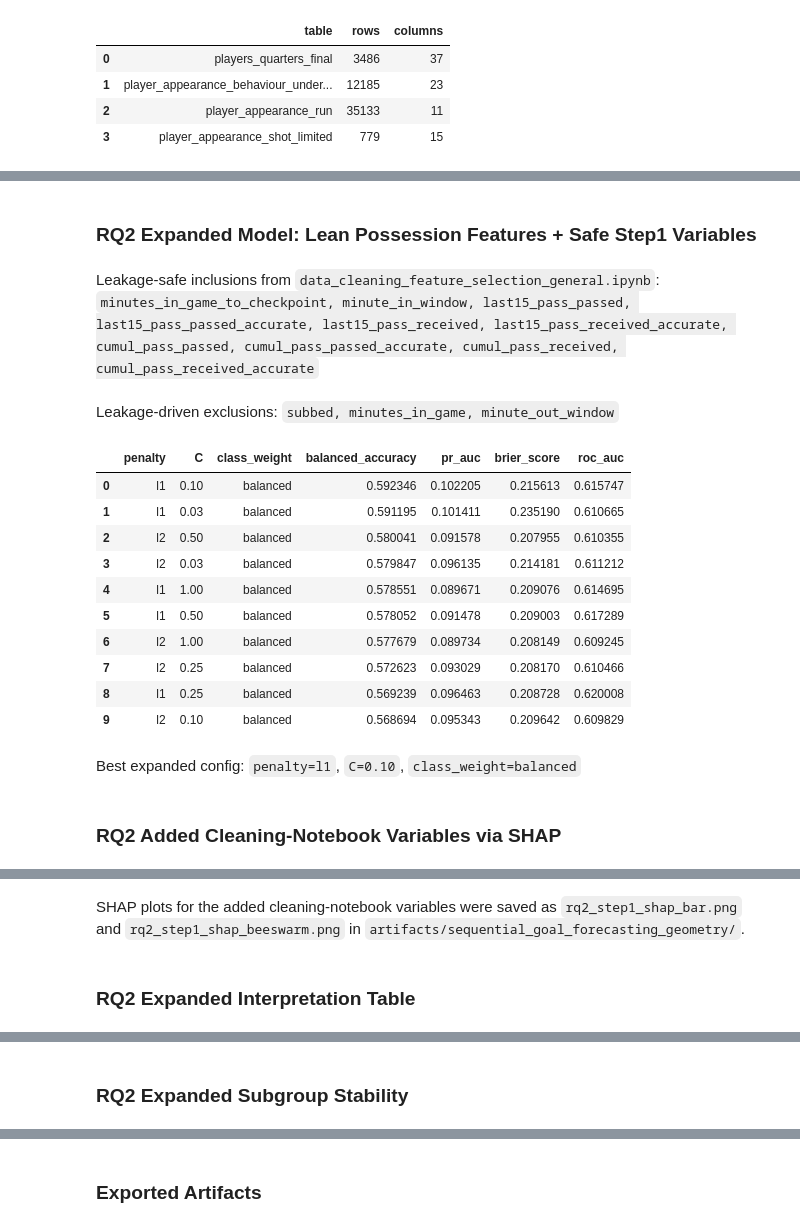
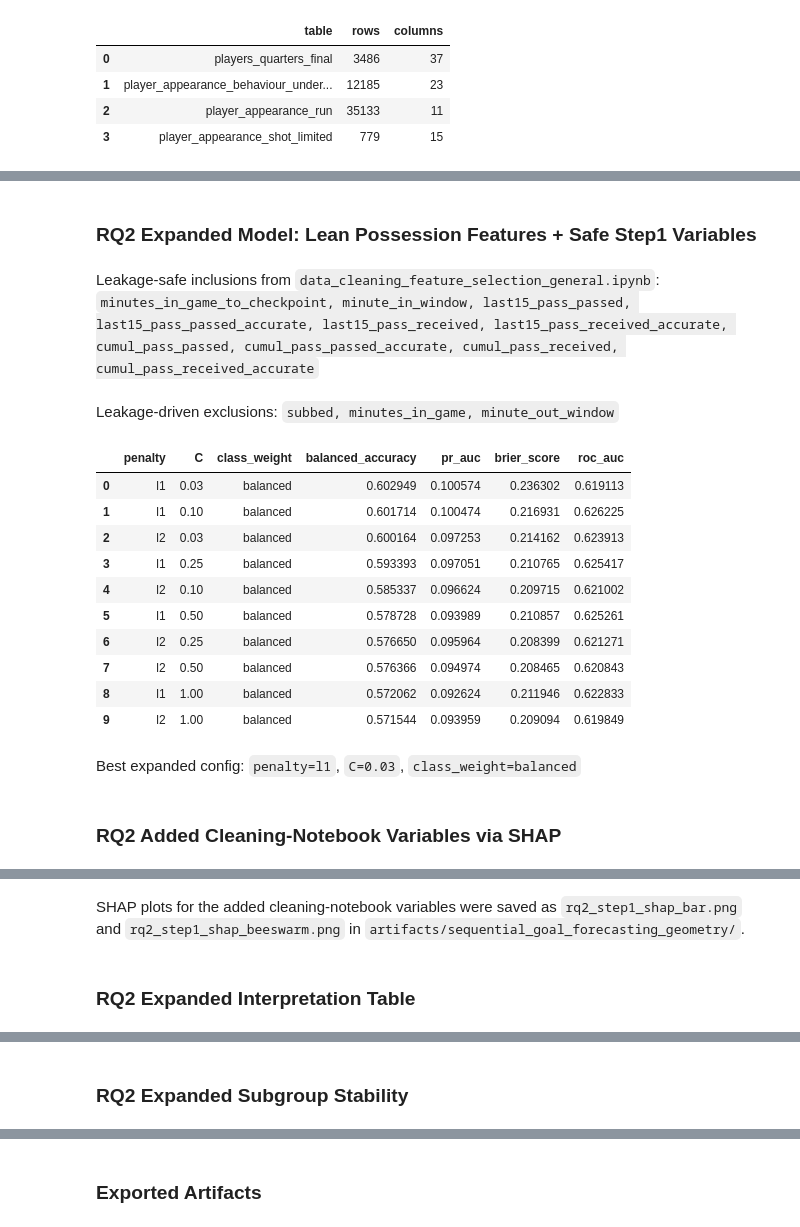
Before and after one commit to janwolyniak/WEC_26, a Jupyter notebook: notebooks/sequential_goal_forecasting_geometry.ipynb, the cells around one changed output, grey strips where cells are left out. Saved outputs shown, nothing was run; the diff lists cells and outputs as text; code cells hidden in the pictures.

```diff
--- a/notebooks/sequential_goal_forecasting_geometry.ipynb
+++ b/notebooks/sequential_goal_forecasting_geometry.ipynb
@@ -200,7 +191,7 @@ def build_preprocessor(feature_columns: list[str]) -> ColumnTransformer:
                 'num',
                 Pipeline(
                     steps=[
-                        ('imputer', SimpleImputer(strategy='constant', fill_value=0.0)),
+                        ('imputer', SimpleImputer(strategy='constant', fill_value=0)),
                         ('scaler', StandardScaler()),
                     ]
                 ),
@@ -490,9 +481,6 @@ for row in base.itertuples(index=False):
             else 0.0,
             'pressure_forward_count': int(pressure_min['forward_angle_flag'].sum()) if not pressure_min.empty else 0,
             'run_count': int(len(runs_min)),
-            'run_distance_sum': float(runs_min['distance'].sum()) if not runs_min.empty else 0.0,
-            'run_mean_speed': float(runs_min['max_speed'].mean()) if not runs_min.empty else 0.0,
-            'run_max_speed': float(runs_min['max_speed'].max()) if not runs_min.empty else 0.0,
             'run_top_share': float(runs_min['stage'].eq('top').mean()) if not runs_min.empty else 0.0,
             'run_middle_share': float(runs_min['stage'].eq('middle').mean()) if not runs_min.empty else 0.0,
             'run_bottom_share': float(runs_min['stage'].eq('bottom').mean()) if not runs_min.empty else 0.0,
@@ -537,10 +525,6 @@ for row in base.itertuples(index=False):
         angle_concentration = 0.0
         directional_change_deg = 0.0
 
-    rich_following_run_distance = minute_df.loc[
-        pressure_rich_mask.shift(fill_value=False),
-        'run_distance_sum',
-    ]
     forward_shot_counts = minute_df.loc[forward_pressure_or_previous_mask, 'shot_count']
     forward_up_shot_counts = minute_df.loc[
         forward_pressure_or_previous_mask,
@@ -554,7 +538,7 @@ for row in base.itertuples(index=False):
 
     possession_parts = []
     if not runs_pre.empty:
-        runs_part = runs_pre[['event_cont_min', 'possession', 'distance']].copy()
+        runs_part = runs_pre[['event_cont_min', 'possession']].copy()
         runs_part['run_count'] = 1
         runs_part['shot_count'] = 0
         runs_part['linked_pressure_count'] = 0
@@ -562,7 +546,6 @@ for row in base.itertuples(index=False):
         possession_parts.append(runs_part)
     if not shots_pre.empty:
         shots_part = shots_pre[['event_cont_min', 'possession']].copy()
-        shots_part['distance'] = 0.0
         shots_part['run_count'] = 0
         shots_part['shot_count'] = 1
         shots_part['linked_pressure_count'] = 0
@@ -571,7 +554,6 @@ for row in base.itertuples(index=False):
     if not linked_pressure_pre.empty:
         pressure_part = linked_pressure_pre[['event_cont_min', 'linked_possession', 'forward_angle_flag']].copy()
         pressure_part.rename(columns={'linked_possession': 'possession'}, inplace=True)
-        pressure_part['distance'] = 0.0
         pressure_part['run_count'] = 0
         pressure_part['shot_count'] = 0
         pressure_part['linked_pressure_count'] = 1
@@ -586,7 +568,6 @@ for row in base.itertuples(index=False):
                 possession_min=('event_cont_min', 'min'),
                 possession_max=('event_cont_min', 'max'),
                 run_count=('run_count', 'sum'),
-                run_distance_sum=('distance', 'sum'),
                 shot_count=('shot_count', 'sum'),
                 linked_pressure_count=('linked_pressure_count', 'sum'),
                 forward_pressure_count=('forward_pressure_count', 'sum'),
@@ -603,7 +584,6 @@ for row in base.itertuples(index=False):
                 'possession_min',
                 'possession_max',
                 'run_count',
-                'run_distance_sum',
                 'shot_count',
                 'linked_pressure_count',
                 'forward_pressure_count',
@@ -628,7 +608,6 @@ for row in base.itertuples(index=False):
             'seq15m_pressure_total': int(minute_df['pressure_count'].sum()),
             'seq15m_pressure_turnover_total': int(minute_df['pressure_turnover_count'].sum()),
             'seq15m_run_total': int(minute_df['run_count'].sum()),
-            'seq15m_run_distance_total': float(minute_df['run_distance_sum'].sum()),
             'seq15m_shot_total': int(minute_df['shot_count'].sum()),
             'seq15m_shot_under_pressure_total': int(minute_df['shot_under_pressure_count'].sum()),
             'seq15m_pressure_angle_availability_rate': safe_rate(
@@ -654,9 +633,6 @@ for row in base.itertuples(index=False):
                 int(((minute_df['pressure_count'] > 0) & (minute_df['run_count'] > 0)).sum()),
                 int((minute_df['pressure_count'] > 0).sum()),
             ),
-            'seq15m_run_distance_after_pressure_rich_mean': float(rich_following_run_distance.mean())
-            if len(rich_following_run_distance)
-            else 0.0,
             'seq15m_shots_same_or_next_min_after_pressure': int(
                 minute_df.loc[pressure_or_previous_mask, 'shot_count'].sum()
             ),
@@ -680,7 +656,7 @@ for row in base.itertuples(index=False):
                 minute_df['pressure_count'].to_numpy(dtype=float)
             ),
             'seq15m_run_intensity_slope': linear_slope(
-                minute_df['run_distance_sum'].to_numpy(dtype=float)
+                minute_df['run_count'].to_numpy(dtype=float)
             ),
             'seq15m_possession_transition_total': int(minute_df['possession_transition_count'].sum()),
             'seqpos_possession_count': int(len(possession_summary)),
@@ -695,16 +671,6 @@ for row in base.itertuples(index=False):
             if not possession_summary.empty
             else 0.0,
             'seqpos_mean_runs_per_possession': float(possession_summary['run_count'].mean())
-            if not possession_summary.empty
-            else 0.0,
-            'seqpos_mean_run_distance_per_possession': float(
-                possession_summary['run_distance_sum'].mean()
-            )
-            if not possession_summary.empty
-            else 0.0,
-            'seqpos_max_run_distance_per_possession': float(
-                possession_summary['run_distance_sum'].max()
-            )
             if not possession_summary.empty
             else 0.0,
             'seqpos_mean_shots_per_possession': float(possession_summary['shot_count'].mean())
@@ -1360,18 +1321,12 @@ rq2_expanded_feature_columns = [
     'formation',
     'last15_sprints',
     'last15_hsr',
-    'last15_distance',
-    'last15_mean_max_speed',
-    'last15_peak_speed',
     'last15_shots',
     'last15_shots_on_target',
     'last15_shots_under_press',
     'last15_shots_top_third',
     'cumul_sprints',
     'cumul_hsr',
-    'cumul_distance',
-    'cumul_mean_max_speed',
-    'cumul_peak_speed',
     'cumul_shots',
     'cumul_shots_on_target',
     'cumul_shots_under_press',
@@ -1617,43 +1572,43 @@ rq2_expanded_coef_frame = pd.DataFrame(
 rq2_expanded_coef_frame['feature'] = rq2_expanded_coef_frame['feature'].str.replace('num__', '', regex=False).str.replace('cat__', '', regex=False)
 rq2_expanded_coef_frame['abs_coefficient'] = rq2_expanded_coef_frame['coefficient'].abs()
 rq2_expanded_interpretation_table = rq2_expanded_coef_frame[
     rq2_expanded_coef_frame['feature'].isin(LEAN_SEQPOS_FEATURES + SAFE_STEP1_RQ2_FEATURES)
 ].sort_values('abs_coefficient', ascending=False).reset_index(drop=True)
 rq2_expanded_subgroup_stability_table = pd.concat(
     [
         subgroup_metric_table(rq2_expanded_oof_predictions, 'checkpoint'),
         subgroup_metric_table(rq2_expanded_oof_predictions, 'position'),
     ],
     ignore_index=True,
 )
 
 display(Markdown('### RQ2 Expanded Model: Lean Possession Features + Safe Step1 Variables'))
 display(Markdown(f"Leakage-safe inclusions from `data_cleaning_feature_selection_general.ipynb`: `{', '.join(SAFE_STEP1_RQ2_FEATURES)}`"))
 display(Markdown(f"Leakage-driven exclusions: `{', '.join(LEAKY_STEP1_EXCLUSIONS)}`"))
 display(rq2_expanded_tuning_table.head(10))
 display(Markdown(f"Best expanded config: `penalty={best_rq2_expanded_config['penalty']}`, `C={float(best_rq2_expanded_config['C']):.2f}`, `class_weight={best_rq2_expanded_config['class_weight']}`"))
 display(Markdown('### RQ2 Added Cleaning-Notebook Variables via SHAP'))
 display(rq2_step1_shap_table)
 display(Markdown('SHAP plots for the added cleaning-notebook variables were saved as `rq2_step1_shap_bar.png` and `rq2_step1_shap_beeswarm.png` in `artifacts/sequential_goal_forecasting_geometry/`.'))
 display(Markdown('### RQ2 Expanded Interpretation Table'))
 display(rq2_expanded_interpretation_table.head(20))
 display(Markdown('### RQ2 Expanded Subgroup Stability'))
 display(rq2_expanded_subgroup_stability_table)
 # %% [output]
 ### RQ2 Expanded Model: Lean Possession Features + Safe Step1 Variables
 Leakage-safe inclusions from `data_cleaning_feature_selection_general.ipynb`: `minutes_in_game_to_checkpoint, minute_in_window, last15_pass_passed, last15_pass_passed_accurate, last15_pass_received, last15_pass_received_accurate, cumul_pass_passed, cumul_pass_passed_accurate, cumul_pass_received, cumul_pass_received_accurate`
 Leakage-driven exclusions: `subbed, minutes_in_game, minute_out_window`
 |  | penalty | C | class_weight | balanced_accuracy | pr_auc | brier_score | roc_auc |
-| 0 | l1 | 0.10 | balanced | 0.592346 | 0.102205 | 0.215613 | 0.615747 |
-| 1 | l1 | 0.03 | balanced | 0.591195 | 0.101411 | 0.235190 | 0.610665 |
-| 2 | l2 | 0.50 | balanced | 0.580041 | 0.091578 | 0.207955 | 0.610355 |
-| 3 | l2 | 0.03 | balanced | 0.579847 | 0.096135 | 0.214181 | 0.611212 |
-| 4 | l1 | 1.00 | balanced | 0.578551 | 0.089671 | 0.209076 | 0.614695 |
-| 5 | l1 | 0.50 | balanced | 0.578052 | 0.091478 | 0.209003 | 0.617289 |
-| 6 | l2 | 1.00 | balanced | 0.577679 | 0.089734 | 0.208149 | 0.609245 |
-| 7 | l2 | 0.25 | balanced | 0.572623 | 0.093029 | 0.208170 | 0.610466 |
-| 8 | l1 | 0.25 | balanced | 0.569239 | 0.096463 | 0.208728 | 0.620008 |
-| 9 | l2 | 0.10 | balanced | 0.568694 | 0.095343 | 0.209642 | 0.609829 |
+| 0 | l1 | 0.03 | balanced | 0.602949 | 0.100574 | 0.236302 | 0.619113 |
+| 1 | l1 | 0.10 | balanced | 0.601714 | 0.100474 | 0.216931 | 0.626225 |
+| 2 | l2 | 0.03 | balanced | 0.600164 | 0.097253 | 0.214162 | 0.623913 |
+| 3 | l1 | 0.25 | balanced | 0.593393 | 0.097051 | 0.210765 | 0.625417 |
+| 4 | l2 | 0.10 | balanced | 0.585337 | 0.096624 | 0.209715 | 0.621002 |
+| 5 | l1 | 0.50 | balanced | 0.578728 | 0.093989 | 0.210857 | 0.625261 |
+| 6 | l2 | 0.25 | balanced | 0.576650 | 0.095964 | 0.208399 | 0.621271 |
+| 7 | l2 | 0.50 | balanced | 0.576366 | 0.094974 | 0.208465 | 0.620843 |
+| 8 | l1 | 1.00 | balanced | 0.572062 | 0.092624 | 0.211946 | 0.622833 |
+| 9 | l2 | 1.00 | balanced | 0.571544 | 0.093959 | 0.209094 | 0.619849 |
-Best expanded config: `penalty=l1`, `C=0.10`, `class_weight=balanced`
+Best expanded config: `penalty=l1`, `C=0.03`, `class_weight=balanced`
 ### RQ2 Added Cleaning-Notebook Variables via SHAP
 |  | importance_rank | feature | behavioral_aspect | mean_abs_shap | mean_shap | feature_mean | feature_std | ... |
```
Also changed, not shown: parts of 7 cells of this notebook, 6 other files.
